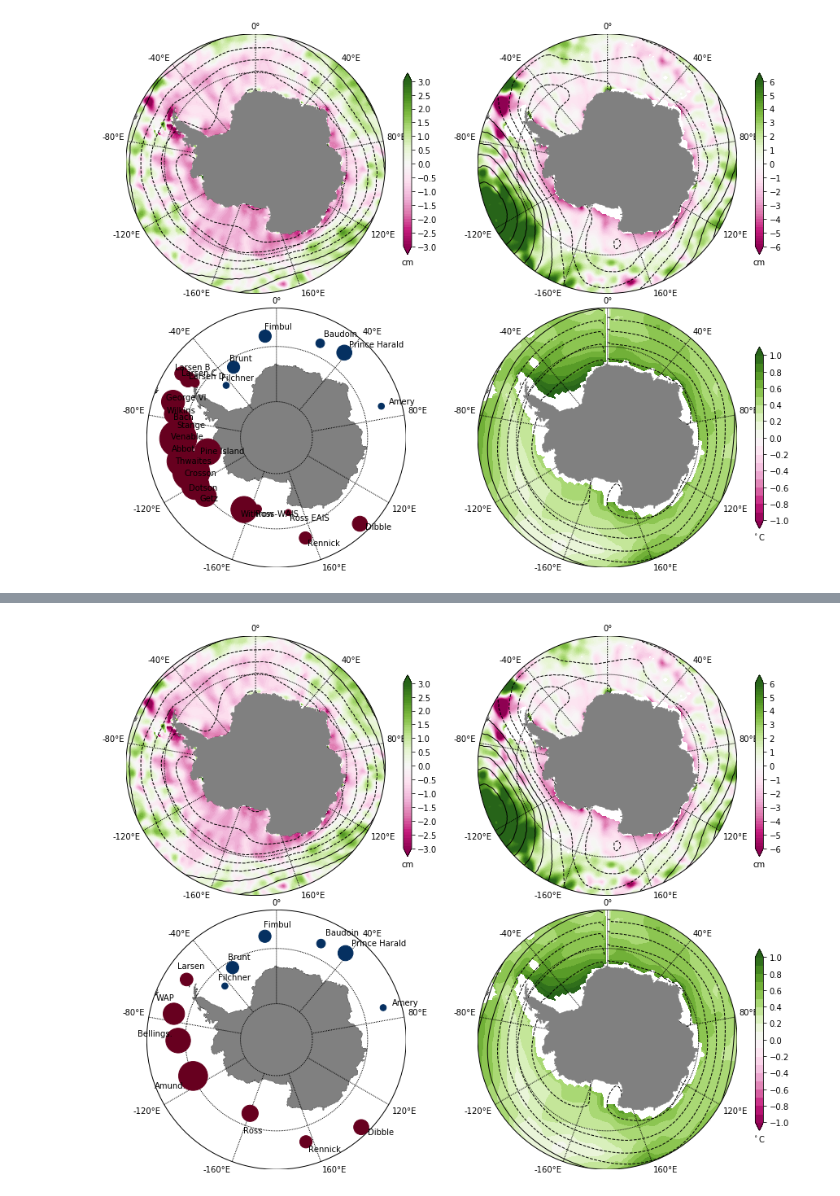
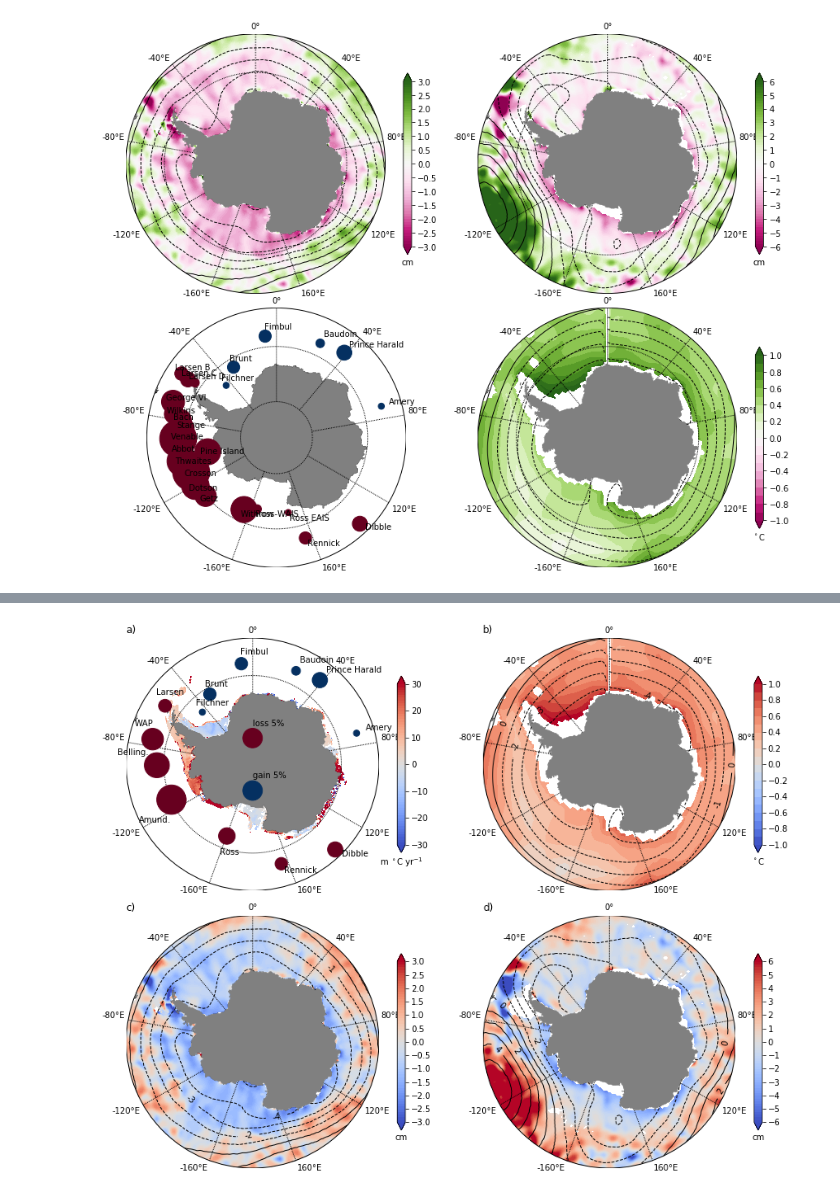
Before and after one commit to PaulSpence/pre21_notebooks, a Jupyter notebook: ASF_Review_Fig.ipynb, the cells around one changed output, grey strips where cells are left out. Drawn from its saved outputs; the diff is of its cells as text; code cells hidden in the pictures.

```diff
--- a/ASF_Review_Fig.ipynb
+++ b/ASF_Review_Fig.ipynb
@@ -1174 +1198,12 @@ df_short_names_lat[4]=df_short_names_lat[4]+1
 -75.9625
+# %%
+#calc areas of each spot, and scale the %circles by the area.
+print df_short_names_lat
+print df_short_names_lon
+print df_short[:,2]
+
+#test WAP at 5% size (should be -6)
+print df_short[3,2]
+df_short[3,2]=-6
+print df_short[3,2]
+#df_area=np.zeros((15,1))
@@ -1219,33 +1272,43 @@ for t in range(len(df_short_names)):
+# %%
+schm = sp.io.loadmat('/g/data1/v45/pas561/ASF_review_fig/schmidtko_2d.mat')#,'bat_lat')
+schm_lat2d=schm['lon2d']
 # %%
 plt.figure(figsize(12.5,9.5))
 x_formatter = matplotlib.ticker.ScalarFormatter(useOffset=False)
 #plt.suptitle('Wind Stress')
 
-plt.subplot(2,2,1)
+ax=plt.subplot(2,2,3)
 #clev = np.arange(-3.1,3.1,.1)
 clev = np.linspace(-3,3,61)
 #print clev
 clev3 = np.linspace(-6,3,10)
-#print clev3
+
 map = Basemap(projection='spstere',boundinglat=-55,lon_0=180,resolution='l',round=True)
 #map.drawcoastlines(linewidth=0.25)
 #map.fillcontinents(color='gray',lake_color='gray')
 # draw parallels and meridians.
-map.drawparallels(np.arange(-80.,81.,15.))
+#map.drawparallels(np.arange(-80.,81.,15.))
 map.drawmeridians(np.arange(-160.,181.,40.),labels=[True,True,True,True])
 X, Y = map(lon2d,lat2d)
 X.shape
-p1=map.contourf(X,Y,sam_sla2d, cmap=plt.cm.PiYG, levels=clev, extend='both') #CMRmap_r, gist_stern_r
+p1=map.contourf(X,Y,sam_sla2d, cmap=plt.cm.coolwarm, levels=clev, extend='both') #CMRmap_r, gist_stern_r
 cb=plt.colorbar(orientation='vertical',shrink = 0.7)
 cb.ax.set_xlabel('cm')
 ticks=[-3,-2.5,-2,-1.5,-1,-0.5,0,0.5,1,1.5,2,2.5,3]
 cb.set_ticks(ticks)
-map.contour(X,Y,sam_slp2d,levels=clev3,colors='k',linewidths=1)
+
+cs=map.contour(X,Y,sam_slp2d,levels=clev3,colors='k',linewidths=1)
+print 'here', cs.levels
+plt.clabel(cs,cs.levels[0:5], fmt="%1.0f", fontsize=10)
+
 map.drawcoastlines(linewidth=0.25)
 map.fillcontinents(color='gray',lake_color='gray',zorder=10)
-#plt.title('SAM Anomaly')
+#plt.title('SAM Anomaly')\tilde{n}
+#plt.title('a) El Nino SSH and SLP', loc='left')
+#text(0.5, 1.10, 'a) El Nino SSH and SLP', fontsize=14,horizontalalignment='center',verticalalignment='center', transform=ax.transAxes)
+plt.title('c)',loc='left')
 
-plt.subplot(2,2,2)
+ax=plt.subplot(2,2,4)
 clev = np.linspace(-6,6,61)
 #print clev
 clev3 = np.linspace(-10,10,21)
@@ -1254,47 +1317,59 @@ map = Basemap(projection='spstere',boundinglat=-55,lon_0=180,resolution='l',roun
 #map.drawcoastlines(linewidth=0.25)
 #map.fillcontinents(color='gray',lake_color='gray')
 # draw parallels and meridians.
-map.drawparallels(np.arange(-80.,81.,15.))
+#map.drawparallels(np.arange(-80.,81.,15.))
 map.drawmeridians(np.arange(-160.,181.,40.),labels=[True,True,True,True])
 X, Y = map(lon2d,lat2d)
 X.shape
-p1=map.contourf(X,Y,en_sla2d, cmap=plt.cm.PiYG, levels=clev, extend='both') #CMRmap_r, gist_stern_r
+p1=map.contourf(X,Y,en_sla2d, cmap=plt.cm.coolwarm, levels=clev, extend='both') #CMRmap_r, gist_stern_r
 cb=plt.colorbar(orientation='vertical',shrink = 0.7)
 cb.ax.set_xlabel('cm')
 ticks=np.linspace(-6,6,13)
 print ticks
 cb.set_ticks(ticks)
-map.contour(X,Y,en_slp2d,levels=clev3,colors='k',linewidths=1)
+cs=map.contour(X,Y,en_slp2d,levels=clev3,colors='k',linewidths=1)
+print 'here2', cs.levels
+plt.clabel(cs,cs.levels[::2], fmt="%1.0f", fontsize=10)
+
 map.drawcoastlines(linewidth=0.25)
 map.fillcontinents(color='gray',lake_color='gray',zorder=10)
 #plt.title('El Nino Anomaly')
+#plt.title('b)+SAM SSH and SLP')
+plt.title('d)',loc='left')
+#text(0.5, 1.10, 'b) +SAM SSH and SLP', fontsize=14,horizontalalignment='center',verticalalignment='center', transform=ax.transAxes)
 
-plt.subplot(2,2,4)
+ax=plt.subplot(2,2,2)
 clev = np.arange(-1,1.1,.1)
 map = Basemap(projection='spstere',boundinglat=-55,lon_0=180,resolution='l',round=True)
 #map.drawcoastlines(linewidth=0.25)
 #map.fillcontinents(color='gray',lake_color='gray')
 # draw parallels and meridians.
-map.drawparallels(np.arange(-80.,81.,15.))
+#map.drawparallels(np.arange(-80.,81.,15.))
 map.drawmeridians(np.arange(-160.,181.,40.),labels=[True,True,True,True])
 cmip_lon_n,cmip_lat_n=np.meshgrid(cmip_lon,cmip_lat)
 X, Y = map(cmip_lon_n,cmip_lat_n)
 X.shape
-p1=map.contourf(X,Y,thetao_rcp85_diff_hist[:,:,24], cmap=plt.cm.PiYG, levels=clev, extend='both') #CMRmap_r, gist_stern_r
+p1=map.contourf(X,Y,thetao_rcp85_diff_hist[:,:,24], cmap=plt.cm.coolwarm, levels=clev, extend='both') #CMRmap_r, gist_stern_r
 cb=plt.colorbar(orientation='vertical',shrink = 0.7)
 cb.ax.set_xlabel('$^\circ$C')
 ticks=np.linspace(-1,1,11)
 print ticks
 cb.set_ticks(ticks)
 clev3 = np.linspace(-10,10,21)
-map.contour(X,Y,slp_rcp85_diff_hist[:,:]/100,levels=clev3,colors='k',linewidths=1)
+cs=map.contour(X,Y,slp_rcp85_diff_hist[:,:]/100,levels=clev3,colors='k',linewidths=1)
+print 'here3', cs.levels
+plt.clabel(cs,cs.levels[0:5], fmt="%1.0f", fontsize=10)
+
 map.drawcoastlines(linewidth=0.25)
 map.fillcontinents(color='gray',lake_color='gray',zorder=10)
 #clev3 = np.arange(0,5000,1000)
 #map.contour(X,Y,ht,levels=clev3,colors='k',linewidths=1)
 #plt.title('CMIP5 1000 m Temp Anomaly')
+#plt.title('d) RCP8.5 1000m temperature and SLP anomaly')
+plt.title('b)',loc='left')
+#text(0.5, 1.10, 'd) RCP8.5 1000m temperature and SLP anomaly', fontsize=14,horizontalalignment='center',verticalalignment='center', transform=ax.transAxes)
 
-plt.subplot(2,2,3)
+ax=plt.subplot(2,2,1)
 clev = np.arange(-1,1.1,.1)
 #plt.subplot(3,1,3)
 map = Basemap(projection='spstere',boundinglat=-55,lon_0=180,resolution='l',round=True)
@@ -1306,12 +1381,17 @@ map.drawmeridians(np.arange(-160.,181.,40.),labels=[True,True,True,True])
 #cmip_lon_n,cmip_lat_n=np.meshgrid(cmip_lon,cmip_lat)
 #X, Y = map(cmip_lon_n,cmip_lat_n)
 
-#print X.shape
-#print Y.shape
+clev = np.linspace(-30,30,61)
+X, Y = map(schm['lon2d'],schm['lat2d'])
+X.shape
+p1=map.contourf(X,Y,schm['bat_tetr_gt_tetrerr_2d']*1000, cmap=plt.cm.coolwarm, levels=clev, extend='both') #CMRmap_r, gist_stern_r
+cb=plt.colorbar(orientation='vertical',shrink = 0.7)
+cb.ax.set_xlabel('m $^\circ$C yr$^{-1}$')
+ticks=np.linspace(-30,30,7)
+print ticks
+cb.set_ticks(ticks)
 
-#p1=map.contourf(X,Y,thetao_rcp85_diff_hist[:,:,24], cmap=plt.cm.PiYG, levels=clev, extend='both') #CMRmap_r, gist_stern_r
-#cb=plt.colorbar(orientation='vertical',shrink = 0.7)
-#cb.ax.set_xlabel('$^\circ$C')
+#cb.ax.set_xlabel('$m ^\circ$C yr^{-1}')
 
 ice_lon_n,ice_lat_n=np.meshgrid(df_short[:,0],df_short[:,1])
 X, Y = map(ice_lon_n,ice_lat_n)
@@ -1320,12 +1400,13 @@ X2, Y2 = map(ice_lon_n,ice_lat_n+7.5)
 ice_lon_n2,ice_lat_n2=np.meshgrid(df_short_names_lon,df_short_names_lat)
 X3, Y3 = map(ice_lon_n2,ice_lat_n2+10)
 
-ice_data=np.tile(df_short[:,2],13)
-ice_data=np.reshape(ice_data,(13,13))
-i=np.identity(13)
+ice_data=np.tile(df_short[:,2],15)
+ice_data=np.reshape(ice_data,(15,15))
+i=np.identity(15)
 ice_data=ice_data*i
 
 #p2=map.scatter(X[22,25], Y[22,25], s=np.abs(percent[19]*115), c=np.sign(percent[19]*115), cmap=plt.cm.RdBu)
+map.fillcontinents(color='gray',lake_color='gray',zorder=5)
 p2=map.scatter(X2, Y2, s=np.abs(ice_data*115), c=np.sign(ice_data*115), cmap=plt.cm.RdBu, zorder=10)
 
 for t in range(len(df_short_names)):
@@ -1334,10 +1415,11 @@ for t in range(len(df_short_names)):
     plt.annotate(df_short_names[t], xy=(X2[t,t],Y2[t,t]), xytext=(X3[t,t],Y3[t,t]),zorder=10)
 #clev3 = np.arange(0,5000,1000)
 #map.contour(X,Y,ht,levels=clev3,colors='k',linewidths=1)
-#plt.title('Control Zonal Wind Stress')
+plt.title('a)',loc='left')
+#text(0.5, 1.10, 'c) Recent ice-shelf thickness and ASBW trends', fontsize=14,horizontalalignment='center',verticalalignment='center', transform=ax.transAxes)
 
 plt.tight_layout()
 
-of = os.path.join('/g/data1a/v45/pas561/ASF_review_fig/','section4_fig.png')
+of = os.path.join('/g/data1a/v45/pas561/ASF_review_fig/','asf_climate_fig.png')
 plt.savefig(of,dpi=220)
 # %% [output]
@@ -1346 +1432 @@ plt.savefig(of,dpi=220)
-[figure, old version]
+[figure, new version]
```
Also changed, not shown: parts of 12 cells of this notebook, 2 other files.
